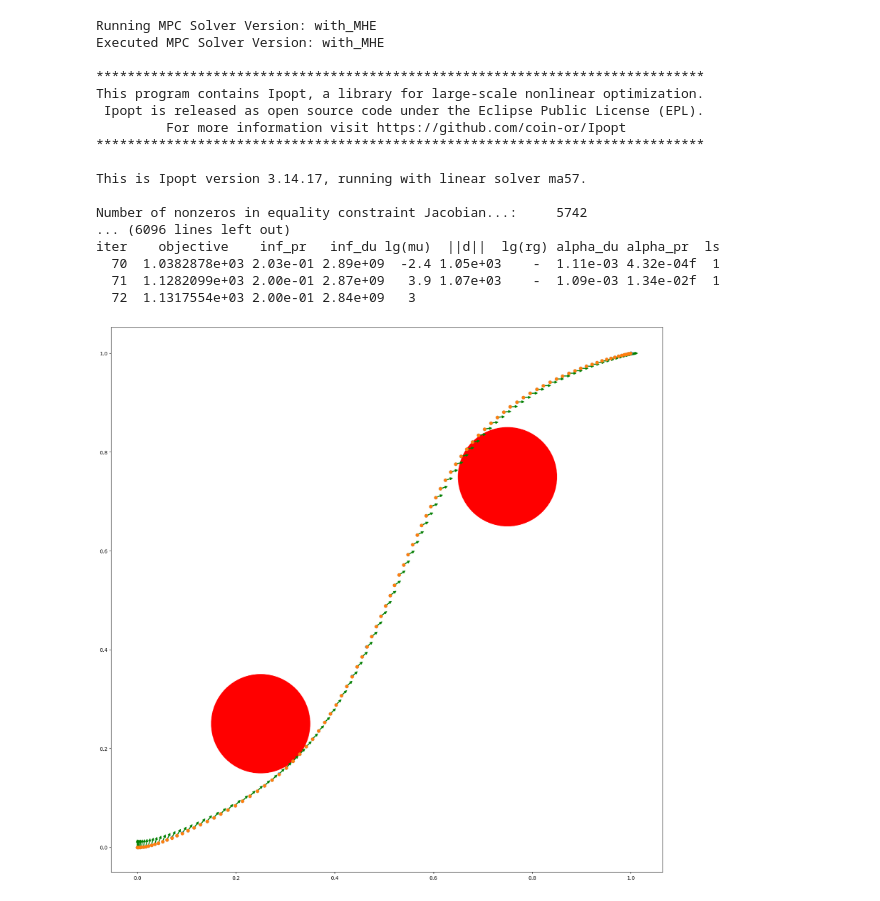
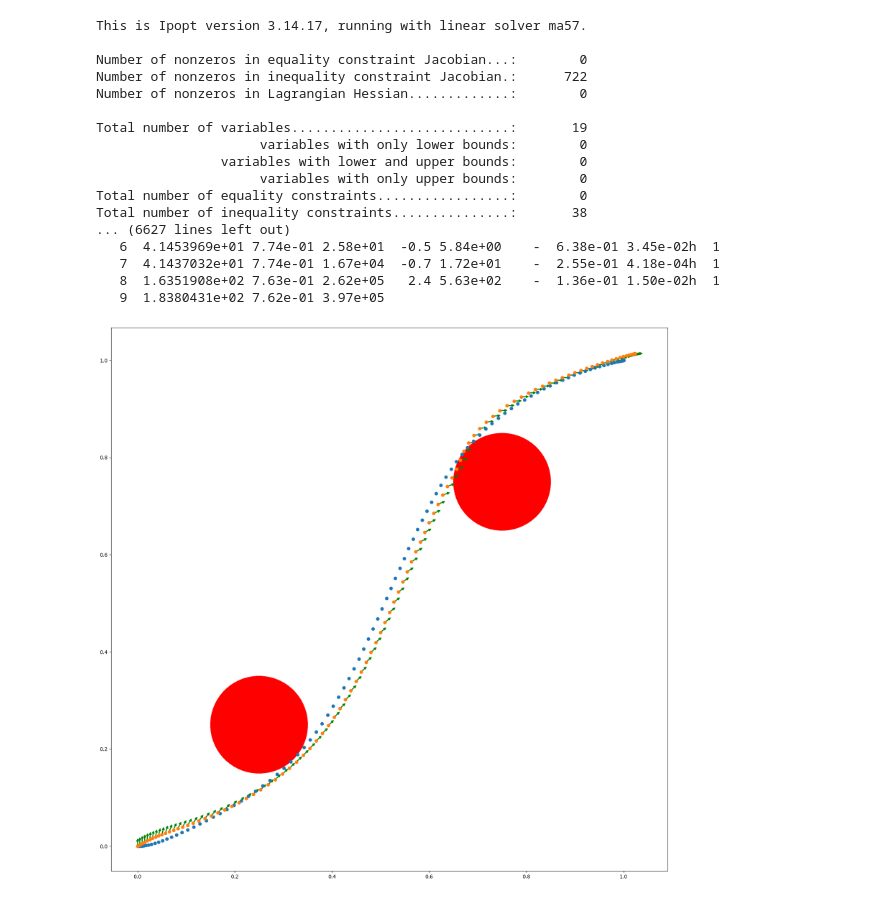
Before and after one commit to robomechanics/usv-testing, a Jupyter notebook: test_fullstack.ipynb, the cells around one changed output. Drawn from its saved outputs; the diff is of its cells as text; code cells hidden in the pictures.

```diff
--- a/test_fullstack.ipynb
+++ b/test_fullstack.ipynb
@@ -49,64 +49,88 @@ model_unc = VesselModel(mismatch=True)
 U_soln = np.zeros((N-1, nu))
 S_soln = np.zeros((N, ns))
 S_soln[0] = Sref[0]
+C_soln = np.zeros((N-1, nc))
 
 MHE_coeff_test = np.zeros(nc)
 MHE_coeff_test[:13] = [-0.7225, -1.3274, -0.8612, -36.2823, 0.1079, 0.1052, -0.5,
                        -1.0, -2.0, -10.0, 0.0, 0.0, -1.0]
+
+mhe_traj_init = np.zeros((N_mhe, ns))
+mhe_traj_init[0] = [0, 0, np.pi/4, 0, 0, 0]
+mhe_inpu_init = np.tile([10, 0, 2], (N_mhe-1, 1))
+mhe_C_init = np.zeros((1, nc))
+
+for i in range(N_mhe-1):
+    Sn = mhe_traj_init[i]
+    Un = mhe_inpu_init[i]
+    mhe_traj_init[i+1] = model.rk4(Sn, Un, dt)
+
+mhe_optimizer = MHE(model, N_mpc, ns, nu, nc, dt, Qvec, Rvec, Qfvec, Pvec,
+                mhe_C_init, mhe_traj_init, mhe_inpu_init)
+mhe_optimizer.exec_MPC()
+mhe_C_init = mhe_optimizer.sol.x
+C_soln[0] = mhe_C_init
 
 for i in range(N-1):
     s0 = S_soln[i]
     sf = Sref[i+N_mpc-1] # use for solving following a trajectory
     sref = Sref[i:i+N_mpc]
     trajoptimizer = MPC(model, N_mpc, ns, nu, dt, Qvec, Rvec, Qfvec, s0, sf, sref, obstacles)
-    trajoptimizer.exec_MPC(version="with_MHE", MHE_coeff=MHE_coeff_test)
+
+    if i >= N_mhe:
+        sref_mhe = S_soln[i-N_mhe:i]
+        uref_mhe = U_soln[i-N_mhe:i-1]
+        c0 = C_soln[i-N_mpc]
+        mhe_optimizer = MHE(model, N_mpc, ns, nu, nc, dt, Qvec, Rvec, Qfvec, Pvec, c0, sref_mhe, uref_mhe)
+        mhe_optimizer.exec_MPC()
+        mhe_coeff = mhe_optimizer.sol.x
+        C_soln[i-N_mpc+1] = mhe_coeff
+
+        trajoptimizer.exec_MPC(version="with_MHE", MHE_coeff=mhe_coeff)
+
+    else:
+        trajoptimizer.exec_MPC(version="with_MHE", MHE_coeff=mhe_C_init)
+
     S, U = trajoptimizer.flat2vec(trajoptimizer.sol.x)
     U_soln[i] = U[0]
-    S_soln[i+1] = model.rk4(s0, U[0], dt)
+    #S_soln[i+1] = model.rk4(s0, U[0], dt)
+    S_soln[i+1] = model.rk4_addvel(s0, U[0], dt)
 # %% [output]
-Running MPC Solver Version: with_MHE
-Executed MPC Solver Version: with_MHE
-
-******************************************************************************
-This program contains Ipopt, a library for large-scale nonlinear optimization.
- Ipopt is released as open source code under the Eclipse Public License (EPL).
-         For more information visit https://github.com/coin-or/Ipopt
-******************************************************************************
-
 This is Ipopt version 3.14.17, running with linear solver ma57.
 
-Number of nonzeros in equality constraint Jacobian...:     5742
-... (6096 lines left out)
-iter    objective    inf_pr   inf_du lg(mu)  ||d||  lg(rg) alpha_du alpha_pr  ls
-  70  1.0382878e+03 2.03e-01 2.89e+09  -2.4 1.05e+03    -  1.11e-03 4.32e-04f  1
-  71  1.1282099e+03 2.00e-01 2.87e+09   3.9 1.07e+03    -  1.09e-03 1.34e-02f  1
-  72  1.1317554e+03 2.00e-01 2.84e+09   3
+Number of nonzeros in equality constraint Jacobian...:        0
+Number of nonzeros in inequality constraint Jacobian.:      722
+Number of nonzeros in Lagrangian Hessian.............:        0
+
+Total number of variables............................:       19
+                     variables with only lower bounds:        0
+                variables with lower and upper bounds:        0
+                     variables with only upper bounds:        0
+Total number of equality constraints.................:        0
+Total number of inequality constraints...............:       38
+... (6627 lines left out)
+   6  4.1453969e+01 7.74e-01 2.58e+01  -0.5 5.84e+00    -  6.38e-01 3.45e-02h  1
+   7  4.1437032e+01 7.74e-01 1.67e+04  -0.7 1.72e+01    -  2.55e-01 4.18e-04h  1
+   8  1.6351908e+02 7.63e-01 2.62e+05   2.4 5.63e+02    -  1.36e-01 1.50e-02h  1
+   9  1.8380431e+02 7.62e-01 3.97e+05
 # %%
-Sfwd = np.zeros((N,ns))
-Sfwd[0] = Sref[0]
-for i in range(N-1):
-    Sn = Sfwd[i]
-    Un = U_soln[i]
-    Sfwd[i+1] = model.rk4(Sn, Un, dt)
-
-#ps = Sfwd.T
 ps = S_soln.T
 ps_ref = Sref.T
 fig, axes = plt.subplots(1, 1, figsize=(20, 20))
 
 for obstacle in obstacles:
     obs_x, obs_y, obs_r = obstacle
     circle = plt.Circle((obs_y, obs_x), obs_r, color='r')
     axes.add_patch(circle)
 
 for i in range(len(ps[1])):
     dx = 0.01*np.cos(ps[2,i])
     dy = 0.01*np.sin(ps[2,i])
     axes.arrow(ps[1,i], ps[0, i], dy, dx, head_width=0.005, head_length=0.005, fc='green', ec='green')
 
 axes.scatter(ps_ref[1], ps_ref[0])
 axes.scatter(ps[1], ps[0])
 axes.set_aspect('equal', adjustable='box')
 plt.show()
 # %% [output]
-[figure, old version]
+[figure, new version]
```
Also changed, not shown: parts of 1 cell of this notebook, 1 other file.
